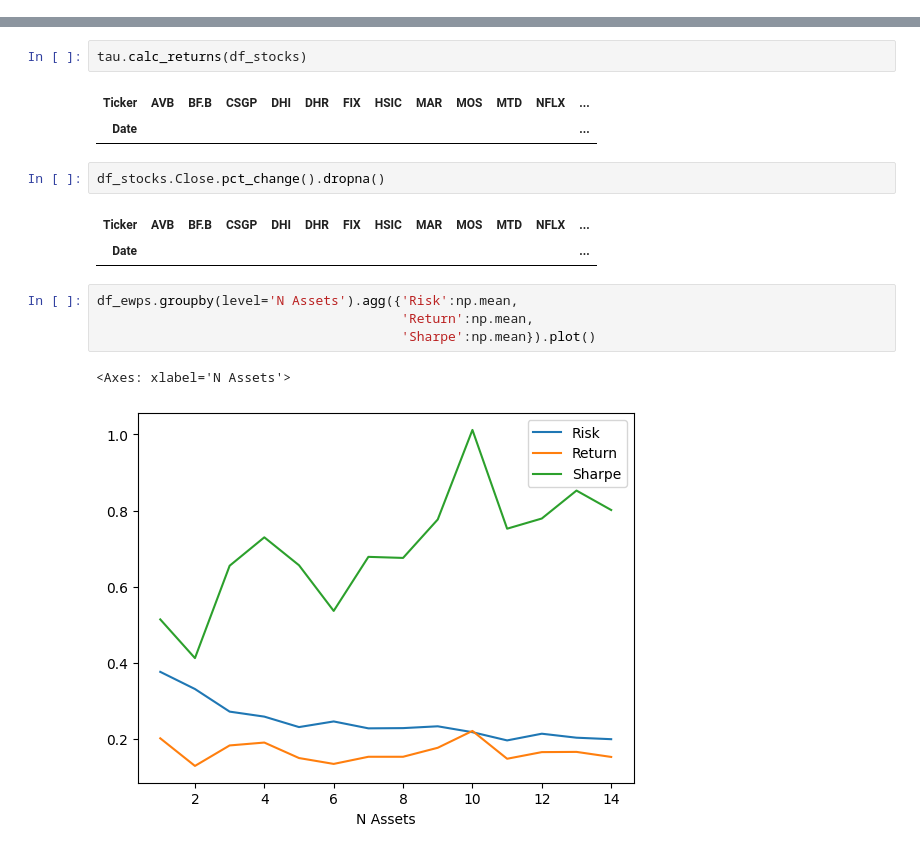
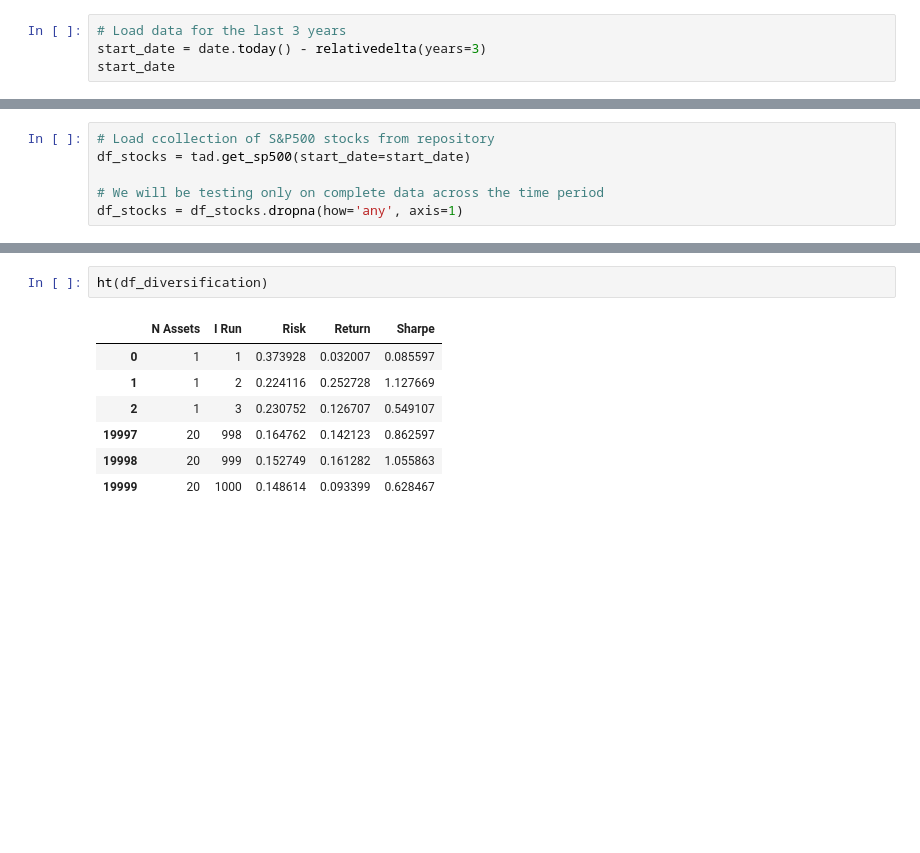
Before and after one commit to JamieW365/trading_algos, a Jupyter notebook: notebooks/optimization/diversification_effect.ipynb, the cells around one changed output, grey strips where cells are left out. Cells and saved outputs as stored; diff of their text form; blank space fills up the shorter version.

Commit message:
Asset Diversification Final

```diff
--- a/notebooks/optimization/diversification_effect.ipynb
+++ b/notebooks/optimization/diversification_effect.ipynb
@@ -12,0 +24,4 @@ from trading_algos import datasets as tad
+# %%
+# Load data for the last 3 years
+start_date = date.today() - relativedelta(years=3)
+start_date
@@ -12,0 +30,6 @@ from trading_algos import datasets as tad
+# %%
+# Load ccollection of S&P500 stocks from repository
+df_stocks = tad.get_sp500(start_date=start_date)
+
+# We will be testing only on complete data across the time period
+df_stocks = df_stocks.dropna(how='any', axis=1)
@@ -160,17 +111,10 @@ df_returns
-# %%
-tau.calc_returns(df_stocks)
-# %% [output]
-| Ticker | AVB | BF.B | CSGP | DHI | DHR | FIX | HSIC | MAR | MOS | MTD | NFLX | ... |
-| Date |  |  |  |  |  |  |  |  |  |  |  | ... |
-# %%
-df_stocks.Close.pct_change().dropna()
-# %% [output]
-| Ticker | AVB | BF.B | CSGP | DHI | DHR | FIX | HSIC | MAR | MOS | MTD | NFLX | ... |
-| Date |  |  |  |  |  |  |  |  |  |  |  | ... |
-# %%
-df_ewps.groupby(level='N Assets').agg({'Risk':np.mean,
-                                       'Return':np.mean,
-                                       'Sharpe':np.mean}).plot()
-# %% [output]
-<Axes: xlabel='N Assets'>
-[figure, removed]
+# %%
+ht(df_diversification)
+# %% [output]
+|  | N Assets | I Run | Risk | Return | Sharpe |
+| 0 | 1 | 1 | 0.373928 | 0.032007 | 0.085597 |
+| 1 | 1 | 2 | 0.224116 | 0.252728 | 1.127669 |
+| 2 | 1 | 3 | 0.230752 | 0.126707 | 0.549107 |
+| 19997 | 20 | 998 | 0.164762 | 0.142123 | 0.862597 |
+| 19998 | 20 | 999 | 0.152749 | 0.161282 | 1.055863 |
+| 19999 | 20 | 1000 | 0.148614 | 0.093399 | 0.628467 |
```
Also changed, not shown: parts of 19 cells of this notebook.
